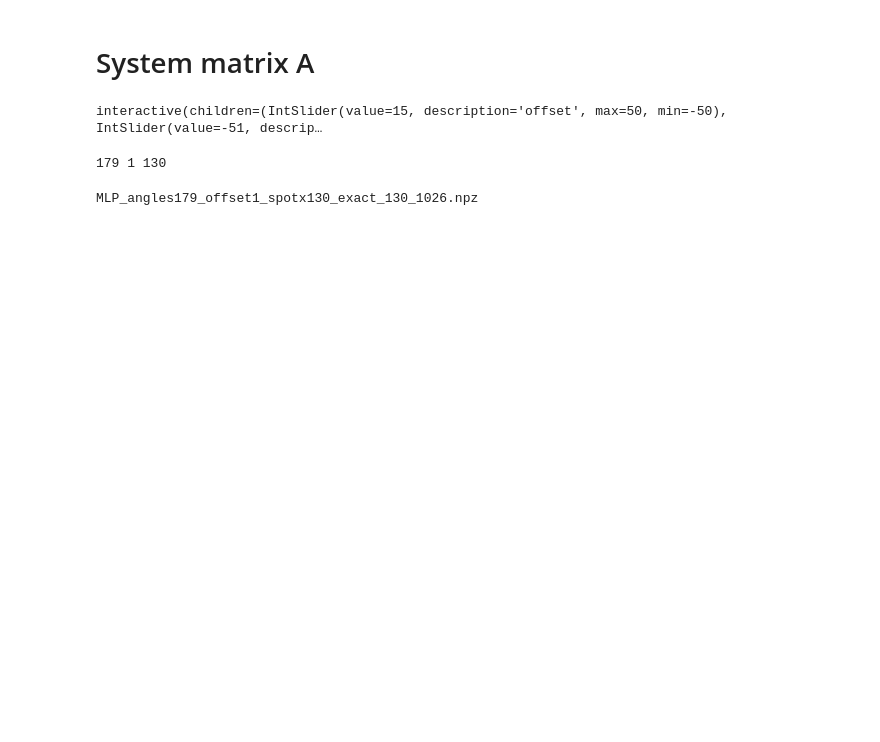
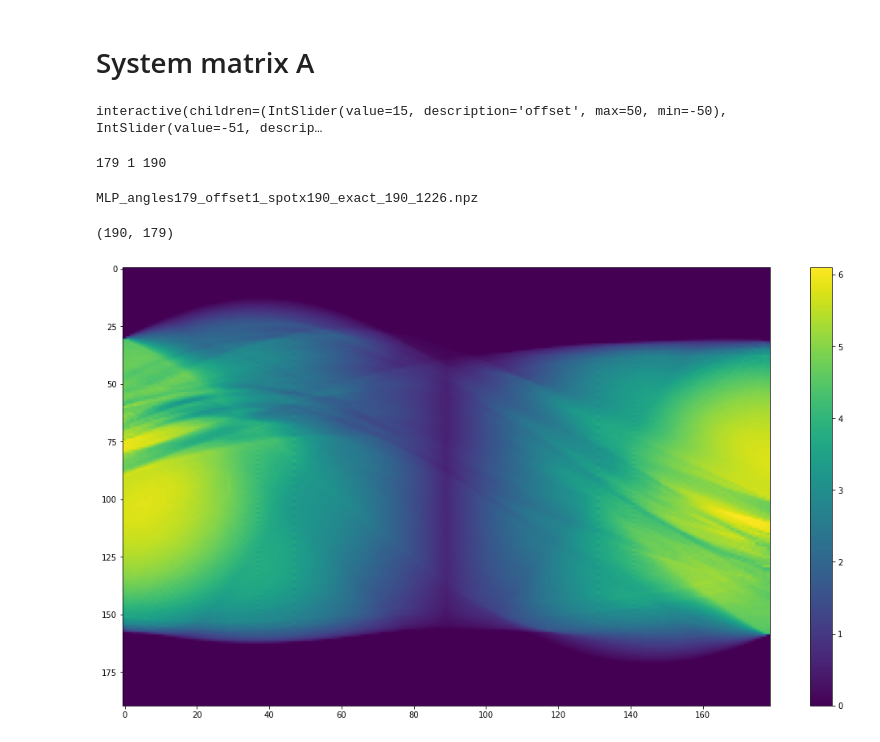
Before and after one commit to leonharv/uncertainty-vis, a Jupyter notebook: Data creation/simple_pCT/System generation.ipynb, the cells around one changed output. Cells and saved outputs as stored; diff of their text form; code cells hidden in the pictures; blank space fills up the shorter version.

```diff
--- a/Data creation/simple_pCT/System generation.ipynb
+++ b/Data creation/simple_pCT/System generation.ipynb
@@ -15,6 +16,13 @@ $$
 $$
 while the matrix $A \in \mathbb{R}^{N \times M}$ contains on each row a unique Most Likely Path of shape $M = I \times J$ for each traversing proton of amount $N$, $b \in \mathbb{R}^N$ represents the Water Equvalent Path Length of each proton and $x \in \mathbb{R}^{I \times J}$ models the Residual Stopping Power of the phantom.
 # %%
-RSP_shape = (130, 1026)
+rsp = np.load('../../Data/simple_pCT/Phantoms/Head/RSP.npy')
+
+# padding is necessary
+scale = 1
+phantom = np.pad(rsp[:,:,rsp.shape[2]//2], ((30*scale,30*scale), (100*scale, 100*scale)))
+
+x = phantom.flatten()
+RSP_shape = phantom.shape[:2]
 print(RSP_shape)
 # %% [output]
@@ -121,18 +129,18 @@ interactive(children=(IntSlider(value=15, description='offset', max=50, min=-50)
 # %%
 num_angle = 179
 num_offset = 1
-num_spotx = 130
+num_spotx = 190
 chord_length = True
 print(num_angle, num_offset, num_spotx)
 # %% [output]
-179 1 130
+179 1 190
 # %%
 def worker_spotx_future(idx, cs, phi, spotx, target_shape, chord_length):
     return get_mlp(cs, phi, spotx, shape=target_shape, chord_length=chord_length).reshape((1,-1))
 # %%
 target_shape = RSP_shape
 
-angles = -np.linspace(-180,180,num_angle) * np.pi / 180
+angles = -np.linspace(0,180,num_angle) * np.pi / 180
 if num_offset == 1:
     offsets = [0]
 else:
@@ -179,4 +187,17 @@ else:
     sparse.save_npz('MLP_angles{:d}_offset{:d}_spotx{:d}_map_{:d}_{:d}.npz'.format(num_angle, num_offset, num_spotx, target_shape[0], target_shape[1]), MLP_angles_offsets_spotx.tocsc())
     print('MLP_angles{:d}_offset{:d}_spotx{:d}_map_{:d}_{:d}.npz'.format(num_angle, num_offset, num_spotx, target_shape[0], target_shape[1]))
 # %% [output]
-MLP_angles179_offset1_spotx130_exact_130_1026.npz
+MLP_angles179_offset1_spotx190_exact_190_1226.npz
+# %%
+b_w = MLP_angles_offsets_spotx @ x
+b_w_shaped = b_w.reshape((num_spotx, num_angle))
+print(b_w_shaped.shape)
+# %% [output]
+(190, 179)
+# %%
+plt.figure(figsize=(18,10))
+plt.imshow(b_w_shaped, aspect='auto')
+plt.colorbar()
+plt.show()
+# %% [output]
+[figure, added]
```
Also changed, not shown: parts of 5 cells of this notebook, 6 other files.
